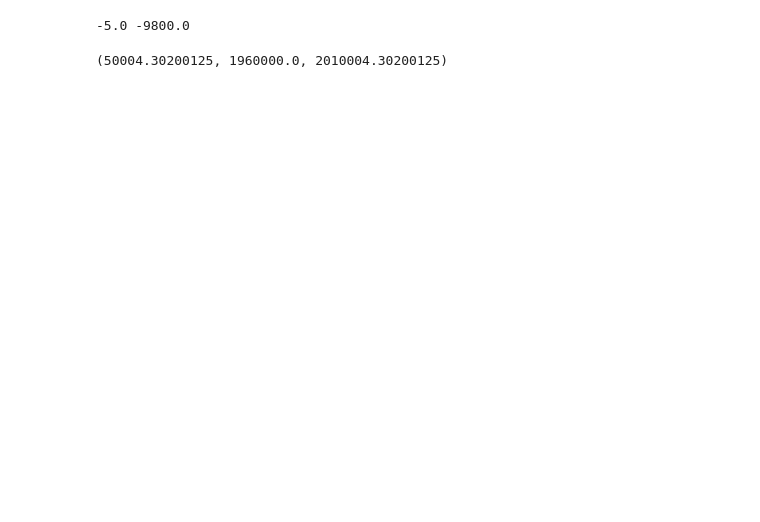
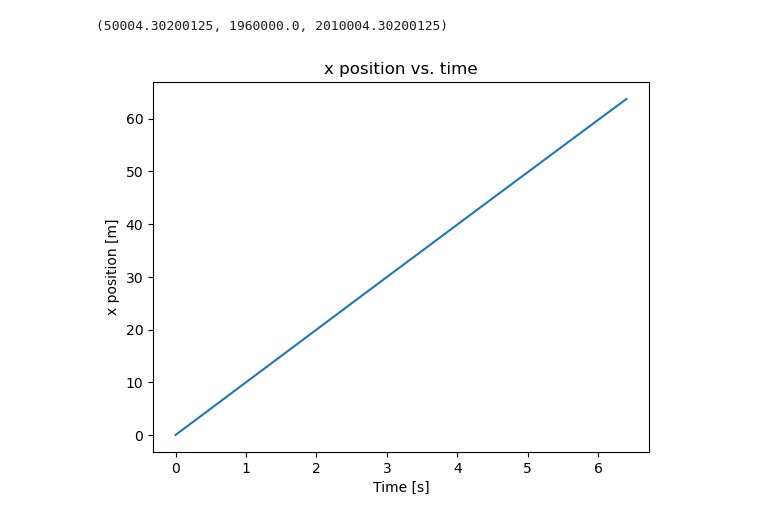
Before and after one commit to lsdun/PHY607-FallingCowSim, a Jupyter notebook: fallingcowscript.ipynb, the cells around one changed output. Cells and saved outputs as stored; diff of their text form; code cells hidden in the pictures; blank space fills up the shorter version.

```diff
--- a/fallingcowscript.ipynb
+++ b/fallingcowscript.ipynb
@@ -59,10 +59,5 @@ def energy(x0 ,y0, v_x, v_y, mass, g):
     E = T + U
     return T, U, E
-# %%
-fx, fy = force(m, g, vx_0, vy_0, 0.05)
-print(fx, fy)
-# %% [output]
--5.0 -9800.0
 # %%
 # Doing a test to see if code runs:
 fx, fy = force(m, g, vx_0, vy_0, 0.05)
@@ -78,20 +75,33 @@ y_vals=np.zeros(nsteps)
 # %%
-for i in range(nsteps):
-    t_vals[i]=i*dt
-    x_vals[i]=x
-    y_vals[i]=y
+# Define the initial values for the plot
+x = x_0
+y = y_0
+vx = vx_0
+vy = vy_0
 
-fx,fx=force(m,g,vx,vy,C)
-vx,vy,x,y=new_vals(fx,fy,vx,vy,dt,x,y,m)
-if y<=0:
-    t_vals=t_vals[:i+1]
-    x_vals=x_vals[:i+1]
-    y_vals=y_vals[:i+1]
-    break
+for i in range(nsteps): # Index over all of the timesteps
+    t_vals[i] = i * timestep
+    x_vals[i] = x
+    y_vals[i] = y
+
+    # Call the updated force, velocity, and position values
+    fx, fy = force(m, g, vx, vy, 0.05)
+    vx, vy, x, y = new_vals(fx, fy, vx, vy, timestep, x, y, m)
+
+    # For before the cow reaches the ground
+    if y <= 0:
+        t_vals = t_vals[:i+1]
+        x_vals = x_vals[:i+1]
+        y_vals = y_vals[:i+1]
+        vx_vals = vx_vals[:i+1]
+        vy_vals = vy_vals[:i+1]
+        break
 # %%
-plt.plot(x_vals,t_vals)
-plt.xlabel("[meters]")
-plt.ylabel("[seconds]")
+plt.plot(t_vals, x_vals)
+plt.xlabel("Time [s]")
+plt.ylabel("x position [m]")
 plt.title("x position vs. time")
-plt.show
+plt.show()
+# %% [output]
+[figure, added]
 # %%
```
Also changed, not shown: parts of 6 cells of this notebook.
